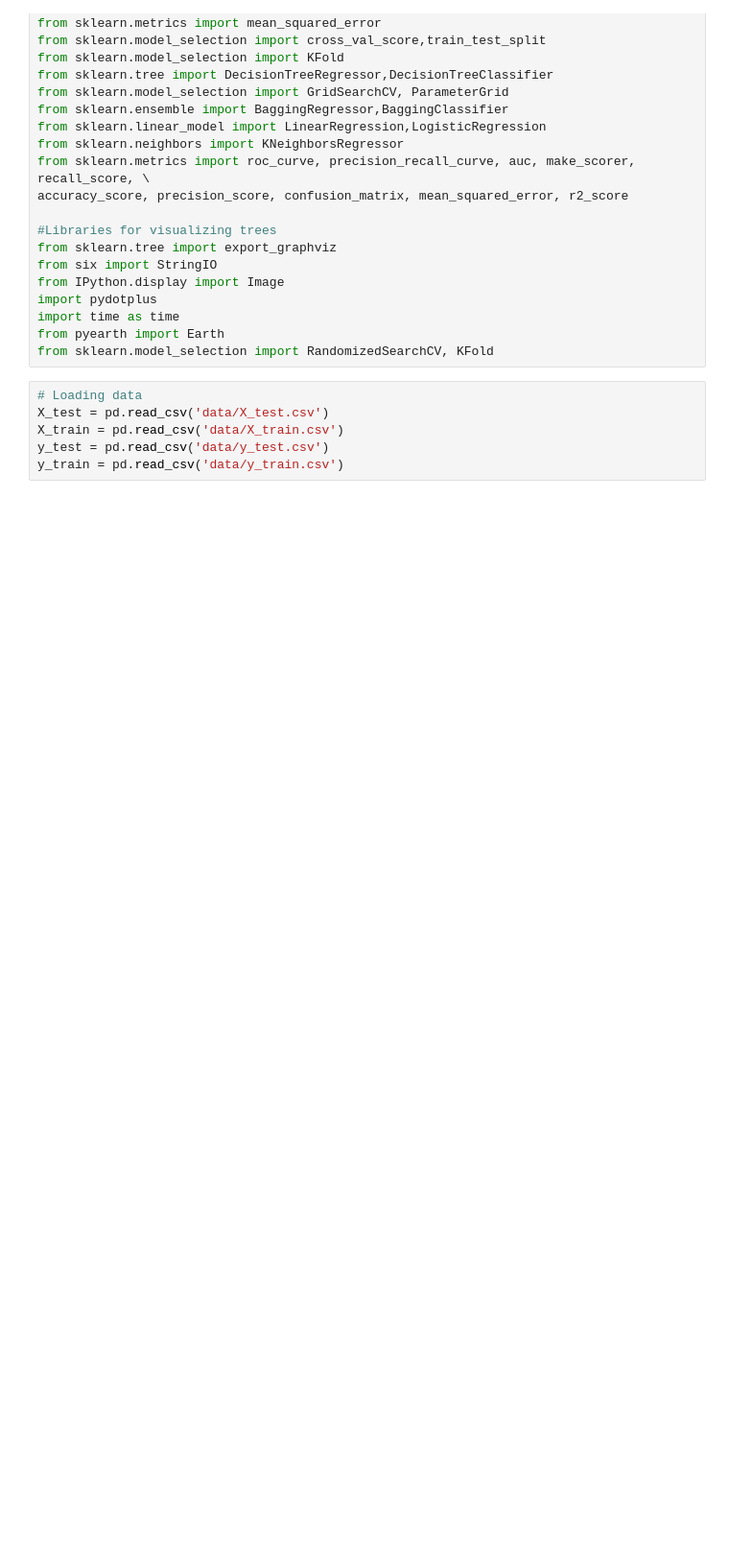
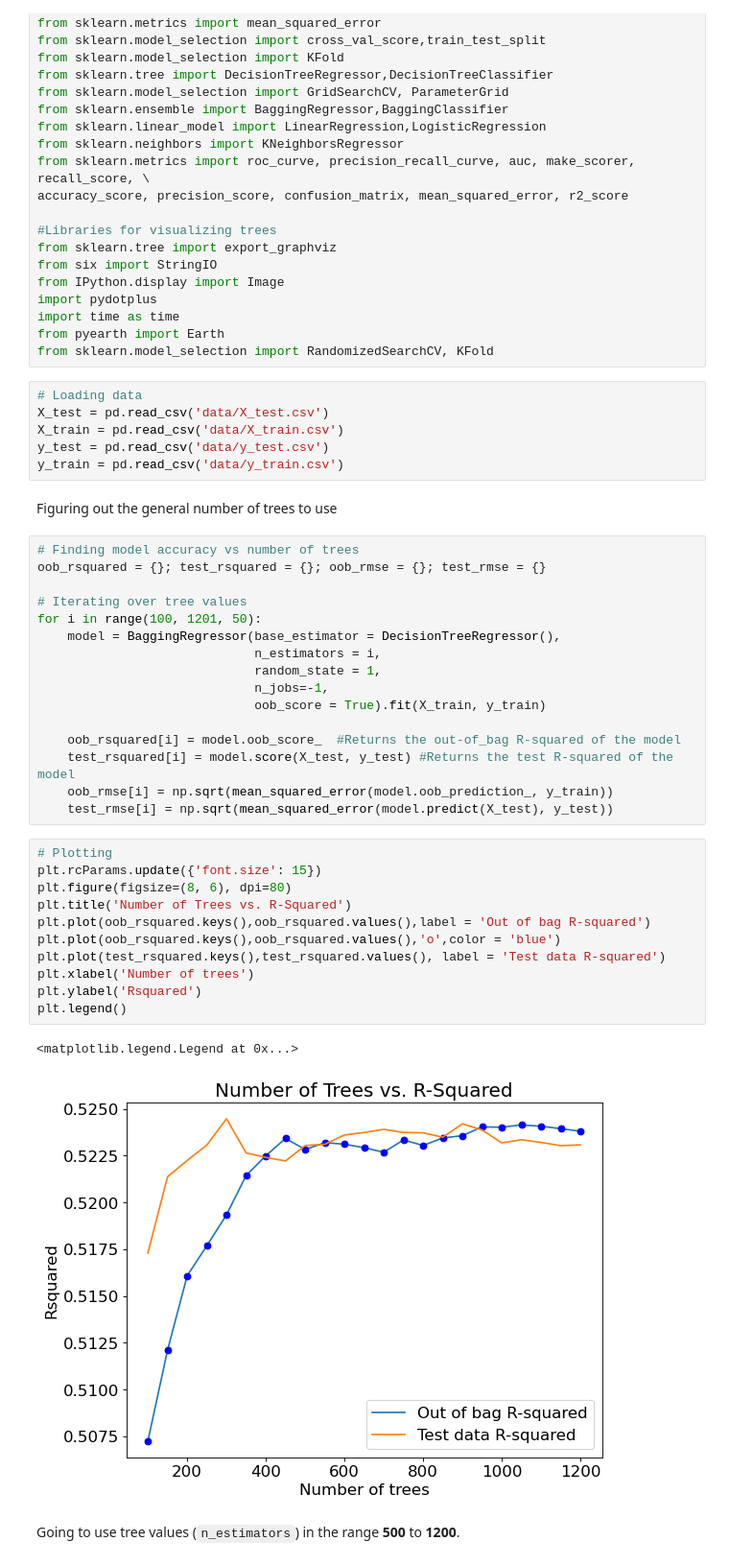
Before and after one commit to notlilawells/Saturn-303-3, a Jupyter notebook: bagging-model.ipynb, the cells around one changed output. Shown at 96% size. Drawn from its saved outputs; the diff is of its cells as text; blank space fills up the shorter version.

```diff
--- a/bagging-model.ipynb
+++ b/bagging-model.ipynb
@@ -29,6 +29,40 @@ X_test = pd.read_csv('data/X_test.csv')
 X_train = pd.read_csv('data/X_train.csv')
 y_test = pd.read_csv('data/y_test.csv')
 y_train = pd.read_csv('data/y_train.csv')
+# %% [markdown]
+Figuring out the general number of trees to use
+# %%
+# Finding model accuracy vs number of trees
+oob_rsquared = {}; test_rsquared = {}; oob_rmse = {}; test_rmse = {}
+
+# Iterating over tree values
+for i in range(100, 1201, 50):
+    model = BaggingRegressor(base_estimator = DecisionTreeRegressor(),
+                             n_estimators = i,
+                             random_state = 1,
+                             n_jobs=-1,
+                             oob_score = True).fit(X_train, y_train)
+
+    oob_rsquared[i] = model.oob_score_  #Returns the out-of_bag R-squared of the model
+    test_rsquared[i] = model.score(X_test, y_test) #Returns the test R-squared of the model
+    oob_rmse[i] = np.sqrt(mean_squared_error(model.oob_prediction_, y_train))
+    test_rmse[i] = np.sqrt(mean_squared_error(model.predict(X_test), y_test))
+# %%
+# Plotting
+plt.rcParams.update({'font.size': 15})
+plt.figure(figsize=(8, 6), dpi=80)
+plt.title('Number of Trees vs. R-Squared')
+plt.plot(oob_rsquared.keys(),oob_rsquared.values(),label = 'Out of bag R-squared')
+plt.plot(oob_rsquared.keys(),oob_rsquared.values(),'o',color = 'blue')
+plt.plot(test_rsquared.keys(),test_rsquared.values(), label = 'Test data R-squared')
+plt.xlabel('Number of trees')
+plt.ylabel('Rsquared')
+plt.legend()
+# %% [output]
+<matplotlib.legend.Legend at 0x...>
+[figure, added]
+# %% [markdown]
+Going to use tree values (`n_estimators`) in the range **500** to **1200**.
 # %%
 import warnings
 warnings.filterwarnings("ignore")
```
Also changed, not shown: parts of 7 cells of this notebook.
